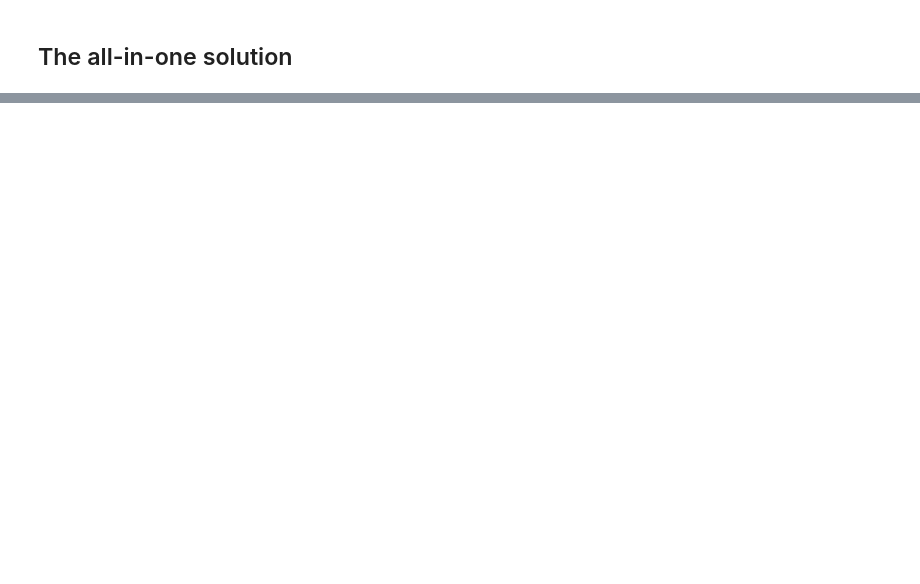
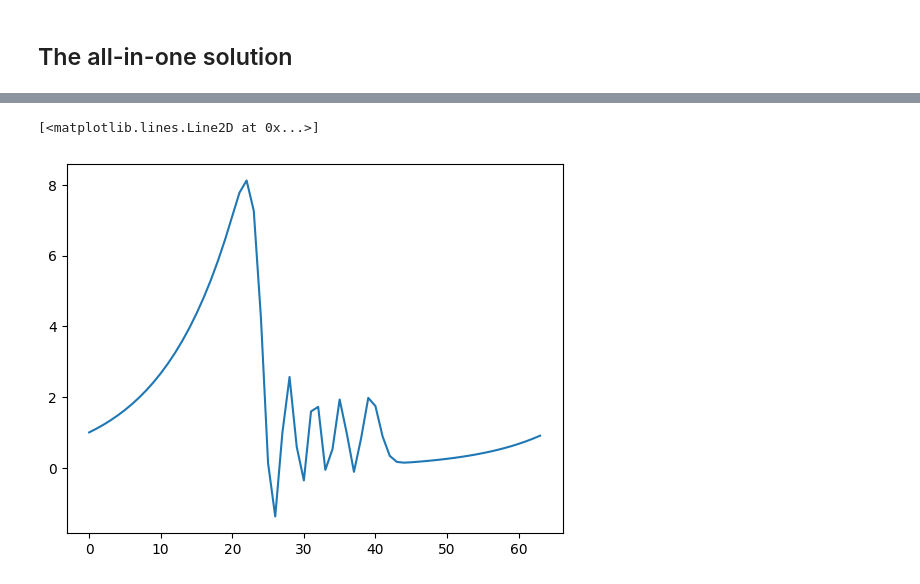
Before and after one commit to KunkelAlexander/fdm-hybrid-scheme, a Jupyter notebook: demonstration/ComplexFourierContinuation.ipynb, the cells around one changed output, grey strips where cells are left out. Drawn from its saved outputs; the diff is of its cells as text; code cells hidden in the pictures; blank space fills up the shorter version.

```diff
--- a/demonstration/ComplexFourierContinuation.ipynb
+++ b/demonstration/ComplexFourierContinuation.ipynb
@@ -291,0 +445,27 @@ class FourierExtension:
+# %%
+N     = 32
+Ncoll = N * 2
+theta = np.pi
+chi   = theta/2
+cutoff = 1e-14
+def func(x):
+    return np.exp(x) + 1j * np.exp(x)
+
+fext = FourierExtension( N, Ncoll, theta, chi, cutoff = cutoff)
+x, dx = fext.getX()
+f = func(x)
+Ni = 512
+xext = np.linspace(0, 2*theta, Ni+1)[:-1]
+
+frec, fhat = fext.computeExtension(f, Ni, maxiter=10)
+
+plt.title("Periodic extension of f(x) = e^x + i e^x from [-pi/2, pi/2] to [-pi, pi]")
+plt.plot(xext, frec.real,       label="Real Extension")
+plt.plot(xext, func(xext).real, label="Real Original")
+plt.plot(xext, frec.imag,       label="Imag Extension")
+plt.plot(xext, func(xext).imag, label="Imag Original")
+plt.legend()
+plt.ylim(np.min(frec) - 1, np.max(frec) + 1)
+plt.show()
+
+fext.plotApproximationErorr(func, frec, xext)
@@ -291,0 +475,8 @@ class FourierExtension:
+# %%
+
+
+f2 = scipy.fft.ifft(fhat, norm="forward")
+plt.plot(f2.real)
+# %% [output]
+[<matplotlib.lines.Line2D at 0x...>]
+[figure, added]
```
Also changed, not shown: parts of 12 cells of this notebook, 1 other file.
